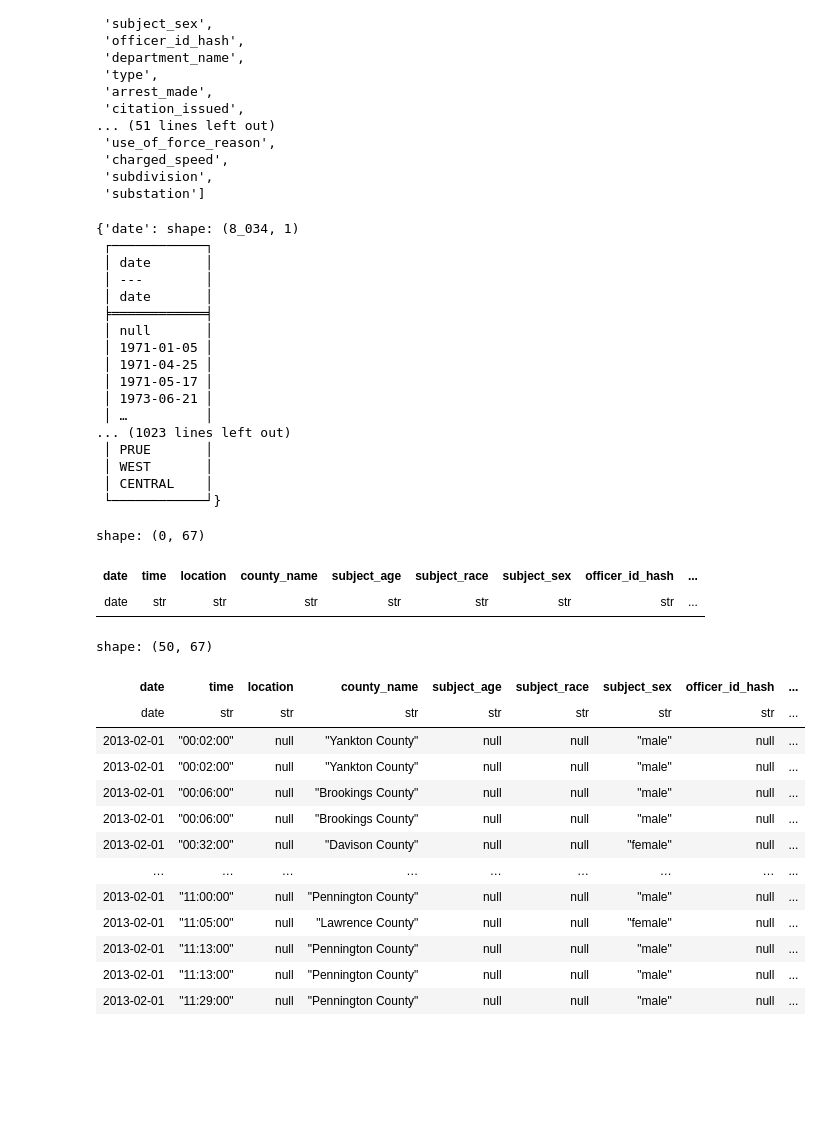
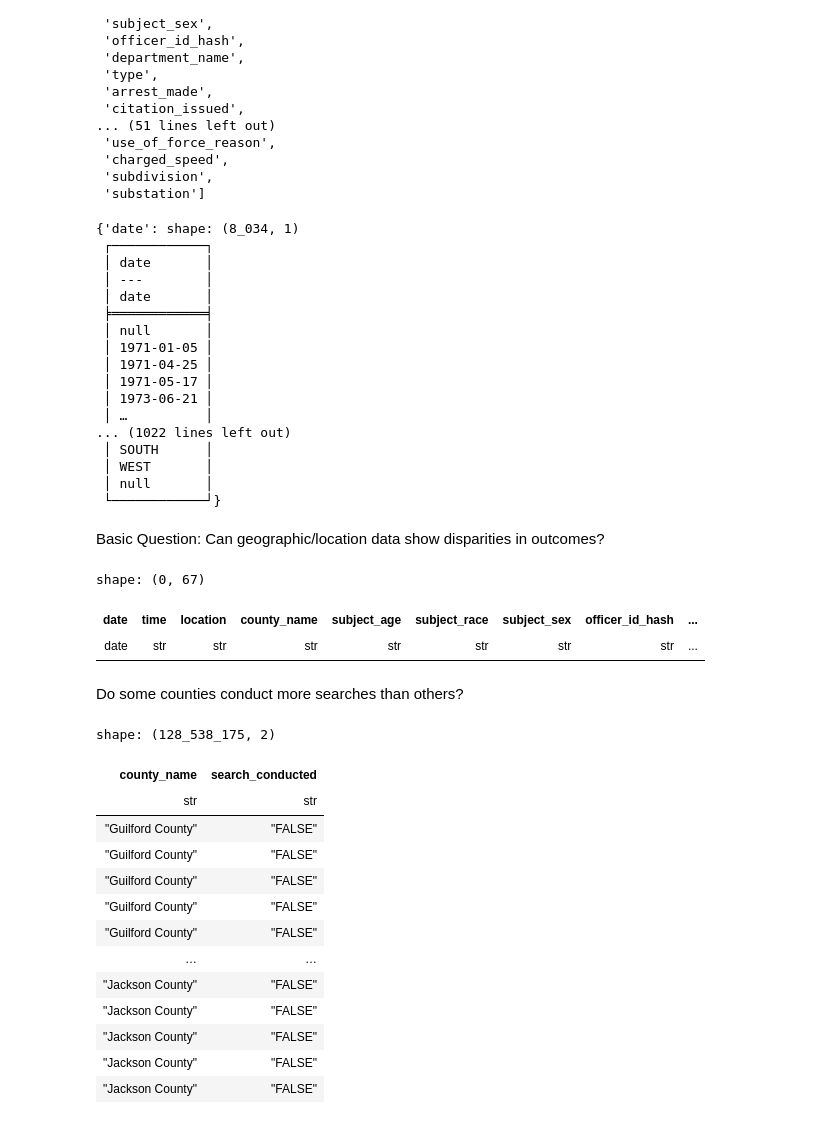
Before and after one commit to ramyap06/stanford-open-policing-data-analysis, a Jupyter notebook: file3.ipynb, the cells around one changed output. Saved outputs shown, nothing was run; the diff lists cells and outputs as text; code cells hidden in the pictures; blank space fills up the shorter version.

```diff
--- a/file3.ipynb
+++ b/file3.ipynb
@@ -51,7 +53,7 @@ for col in columns:
 # %%
 start = False
 for col in columns:
-    if col == 'violation':
+    if col == 'officer_age':
         start = True
     if start:
         val = lf.select(pl.col(col).unique()).collect()
@@ -70,11 +72,13 @@ options
  │ 1971-05-17 │
  │ 1973-06-21 │
  │ …          │
-... (1023 lines left out)
- │ PRUE       │
+... (1022 lines left out)
+ │ SOUTH      │
  │ WEST       │
- │ CENTRAL    │
+ │ null       │
  └────────────┘}
+# %% [markdown]
+Basic Question: Can geographic/location data show disparities in outcomes?
 # %%
 clean = lf.drop_nulls()
 clean.limit(50).collect()
@@ -82,22 +86,23 @@ clean.limit(50).collect()
 shape: (0, 67)
 | date | time | location | county_name | subject_age | subject_race | subject_sex | officer_id_hash | ... |
 | date | str | str | str | str | str | str | str | ... |
+# %% [markdown]
+Do some counties conduct more searches than others?
 # %%
-# how vehicles have been arrested based on state
-clean = lf.drop_nulls(['vehicle_registration_state', 'outcome'])
-clean.limit(50).collect()
+clean = lf.select(['county_name', 'search_conducted']).drop_nulls().collect()
+clean
 # %% [output]
-shape: (50, 67)
+shape: (128_538_175, 2)
-| date | time | location | county_name | subject_age | subject_race | subject_sex | officer_id_hash | ... |
-| date | str | str | str | str | str | str | str | ... |
-| 2013-02-01 | "00:02:00" | null | "Yankton County" | null | null | "male" | null | ... |
-| 2013-02-01 | "00:02:00" | null | "Yankton County" | null | null | "male" | null | ... |
-| 2013-02-01 | "00:06:00" | null | "Brookings County" | null | null | "male" | null | ... |
-| 2013-02-01 | "00:06:00" | null | "Brookings County" | null | null | "male" | null | ... |
-| 2013-02-01 | "00:32:00" | null | "Davison County" | null | null | "female" | null | ... |
-| … | … | … | … | … | … | … | … | ... |
-| 2013-02-01 | "11:00:00" | null | "Pennington County" | null | null | "male" | null | ... |
-| 2013-02-01 | "11:05:00" | null | "Lawrence County" | null | null | "female" | null | ... |
-| 2013-02-01 | "11:13:00" | null | "Pennington County" | null | null | "male" | null | ... |
-| 2013-02-01 | "11:13:00" | null | "Pennington County" | null | null | "male" | null | ... |
-| 2013-02-01 | "11:29:00" | null | "Pennington County" | null | null | "male" | null | ... |
+| county_name | search_conducted |
+| str | str |
+| "Guilford County" | "FALSE" |
+| "Guilford County" | "FALSE" |
+| "Guilford County" | "FALSE" |
+| "Guilford County" | "FALSE" |
+| "Guilford County" | "FALSE" |
+| … | … |
+| "Jackson County" | "FALSE" |
+| "Jackson County" | "FALSE" |
+| "Jackson County" | "FALSE" |
+| "Jackson County" | "FALSE" |
+| "Jackson County" | "FALSE" |
```
Also changed, not shown: parts of 5 cells of this notebook.
